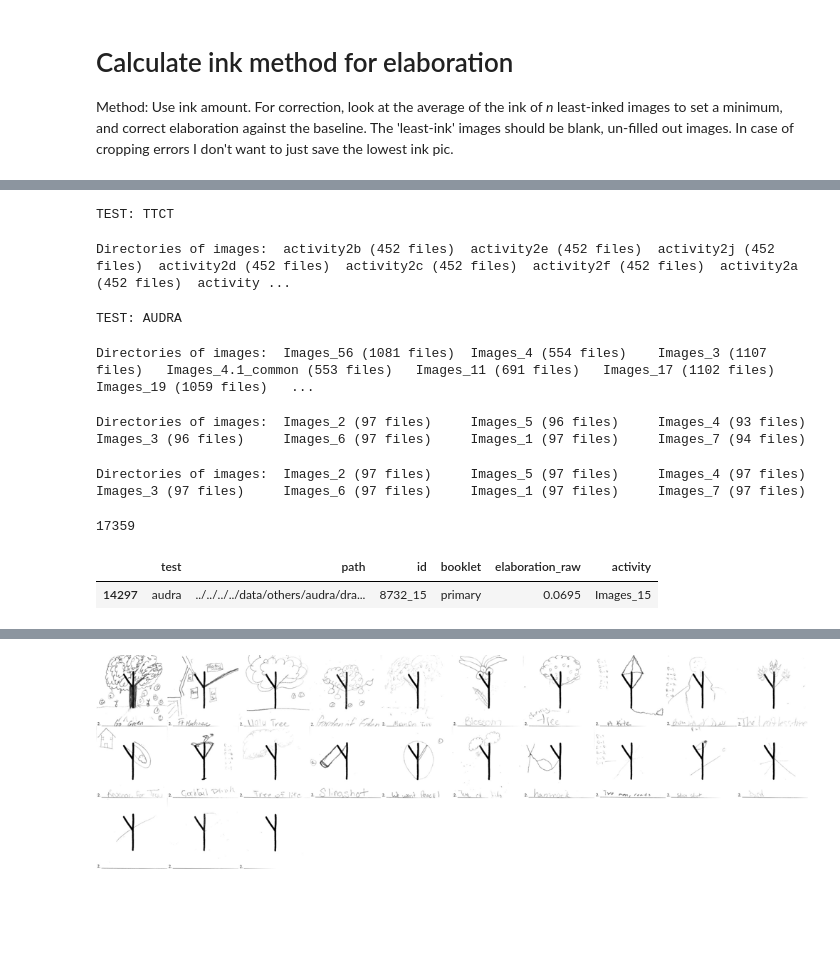
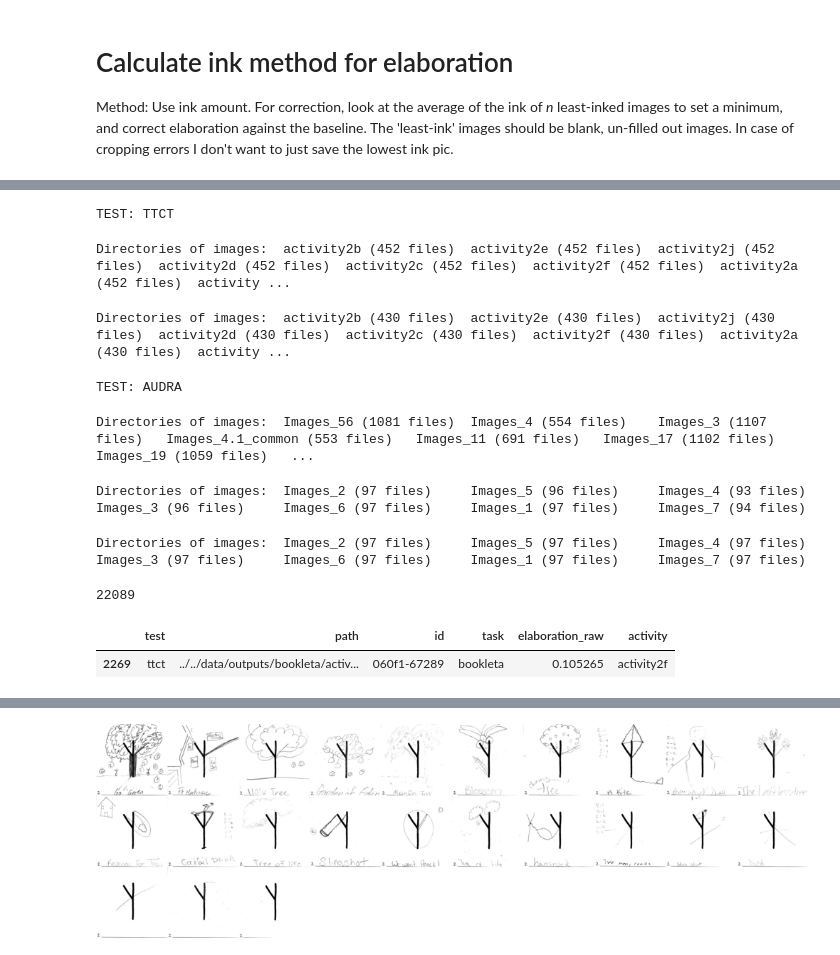
Before and after one commit to massivetexts/motes-figural, a Jupyter notebook: notebooks/measures/elaboration.ipynb, the cells around one changed output, grey strips where cells are left out. Drawn from its saved outputs; the diff is of its cells as text; code cells hidden in the pictures; blank space fills up the shorter version.

```diff
--- a/notebooks/measures/elaboration.ipynb
+++ b/notebooks/measures/elaboration.ipynb
@@ -21,40 +24,41 @@ root_dir = Path(data['root_dir'])
 collector = []
 for test in data['tests']:
     testname = test['name']
     print("TEST:", testname.upper())
 
     for task in tqdm(test['tasks']):
         impaths = task_ref(root_dir / task['directory'])
 
         for activity, paths in tqdm(impaths.items()):
             for path in paths:
                 im = FiguralImage(path)
                 elab = im.elaboration()
-                row = dict(test=test['name'], path=str(path), id=path.stem, booklet=task['name'], elaboration_raw=elab, activity=activity)
+                row = dict(test=test['name'], path=str(path), id=path.stem, task=task['name'], elaboration_raw=elab, activity=activity)
                 collector.append(row)
 
 df = pd.DataFrame(collector)
 
 # REMOVED - classwise normed elab
 #def elaboration_correction(x):
 #    min_ink = x.sort_values().head(2).mean()
 #    max_ink = x.sort_values().tail(2).mean()
 #    prop_ink = (x.clip(upper=max_ink) - min_ink).clip(lower=0) / (max_ink-min_ink)
 #    return prop_ink
 
 #df['elaboration'] = df.groupby('activity').elaboration_raw.transform(elaboration_correction)
 
 print(len(df))
 df.sample()
 # %% [output]
 TEST: TTCT
 Directories of images:  activity2b (452 files)  activity2e (452 files)  activity2j (452 files)  activity2d (452 files)  activity2c (452 files)  activity2f (452 files)  activity2a (452 files)  activity ...
-TEST: AUDRA
+Directories of images:  activity2b (430 files)  activity2e (430 files)  activity2j (430 files)  activity2d (430 files)  activity2c (430 files)  activity2f (430 files)  activity2a (430 files)  activity ...
-Directories of images:  Images_56 (1081 files)  Images_4 (554 files)    Images_3 (1107 files)   Images_4.1_common (553 files)   Images_11 (691 files)   Images_17 (1102 files)  Images_19 (1059 files)   ...
+TEST: AUDRA
-Directories of images:  Images_2 (97 files)     Images_5 (96 files)     Images_4 (93 files)     Images_3 (96 files)     Images_6 (97 files)     Images_1 (97 files)     Images_7 (94 files)
+Directories of images:  Images_56 (1081 files)  Images_4 (554 files)    Images_3 (1107 files)   Images_4.1_common (553 files)   Images_11 (691 files)   Images_17 (1102 files)  Images_19 (1059 files)   ...
-Directories of images:  Images_2 (97 files)     Images_5 (97 files)     Images_4 (97 files)     Images_3 (97 files)     Images_6 (97 files)     Images_1 (97 files)     Images_7 (97 files)
+Directories of images:  Images_2 (97 files)     Images_5 (96 files)     Images_4 (93 files)     Images_3 (96 files)     Images_6 (97 files)     Images_1 (97 files)     Images_7 (94 files)
-17359
+Directories of images:  Images_2 (97 files)     Images_5 (97 files)     Images_4 (97 files)     Images_3 (97 files)     Images_6 (97 files)     Images_1 (97 files)     Images_7 (97 files)
+22089
-|  | test | path | id | booklet | elaboration_raw | activity |
-| 14297 | audra | ../../../../data/others/audra/dra... | 8732_15 | primary | 0.0695 | Images_15 |
+|  | test | path | id | task | elaboration_raw | activity |
+| 2269 | ttct | ../../data/outputs/bookleta/activ... | 060f1-67289 | bookleta | 0.105265 | activity2f |
 # %%
 # save to disk
```
Also changed, not shown: parts of 2 cells of this notebook, 4 other files.
